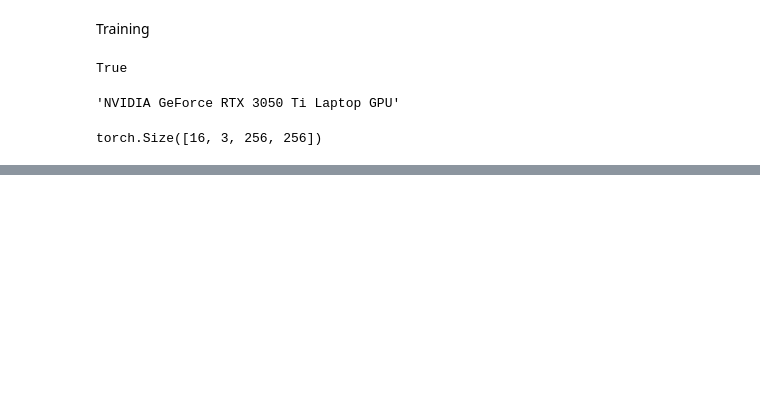
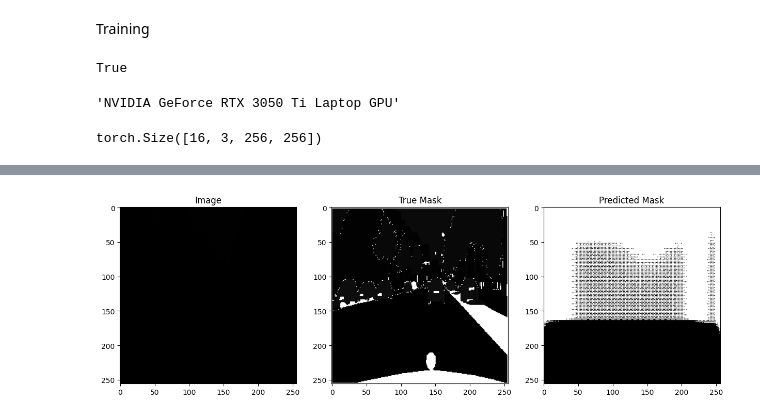
Before and after one commit to ahmedoy/CitySegmentation, a Jupyter notebook: Unet_with_preprocessing/train.ipynb, the cells around one changed output, grey strips where cells are left out. Drawn from its saved outputs; the diff is of its cells as text; code cells hidden in the pictures; blank space fills up the shorter version.

```diff
--- a/Unet_with_preprocessing/train.ipynb
+++ b/Unet_with_preprocessing/train.ipynb
@@ -413,0 +508,23 @@ torch.Size([1, 20, 256, 256])
+# %%
+model.eval()  # Set the model to evaluation mode
+with torch.no_grad():  # No gradient computation needed
+    total_loss = 0
+    iou_scores = []
+
+    for images, masks in val_loader:  # Use the validation loader
+        outputs = model(images)
+        loss = criterion(outputs, masks)  # Compute loss
+        total_loss += loss.item()
+
+        # Convert model output to predicted class labels
+        _, predicted = torch.max(outputs, dim=1)
+
+        # IoU calculation (Intersection over Union)
+        for pred, true in zip(predicted, masks):
+            iou = calculate_iou(pred, true, num_classes)  # Custom IoU function
+            iou_scores.append(iou)
+
+    avg_loss = total_loss / len(val_loader)
+    avg_iou = sum(iou_scores) / len(iou_scores)
+
+    print(f"Validation Loss: {avg_loss:.4f}, Average IoU: {avg_iou:.4f}")
@@ -413,0 +533,24 @@ torch.Size([1, 20, 256, 256])
+# %%
+import matplotlib.pyplot as plt
+
+def visualize_prediction(image, true_mask, predicted_mask):
+    plt.figure(figsize=(15, 5))
+
+    plt.subplot(1, 3, 1)
+    plt.imshow(image.permute(1, 2, 0).cpu().numpy())  # Unnormalize if needed
+    plt.title("Image")
+
+    plt.subplot(1, 3, 2)
+    plt.imshow(true_mask.cpu().numpy(), cmap="gray")
+    plt.title("True Mask")
+
+    plt.subplot(1, 3, 3)
+    plt.imshow(predicted_mask.cpu().numpy(), cmap="gray")
+    plt.title("Predicted Mask")
+
+    plt.show()
+
+# Example usage
+visualize_prediction(images[1], masks[1], predicted[1])
+# %% [output]
+[figure, added]
```
Also changed, not shown: parts of 21 cells of this notebook.
